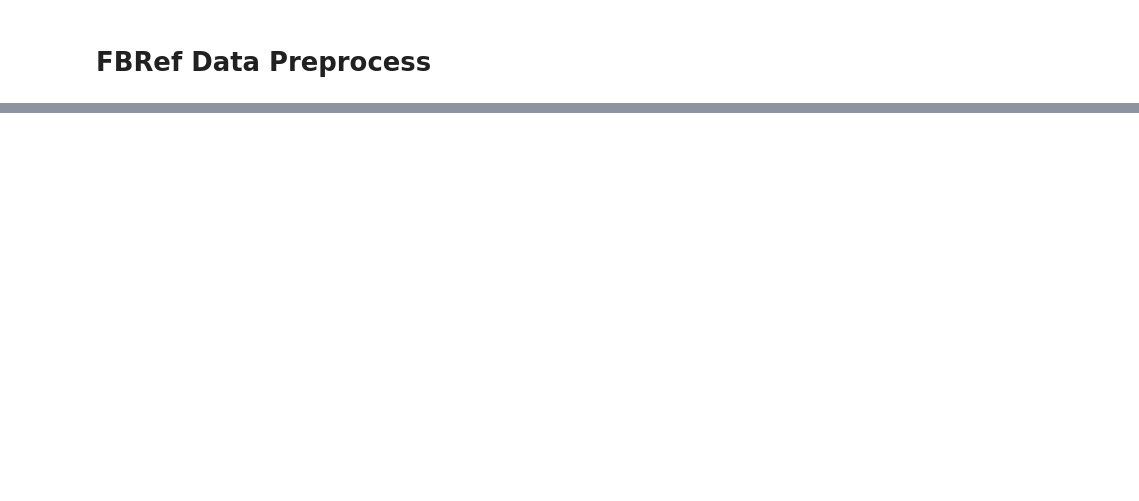
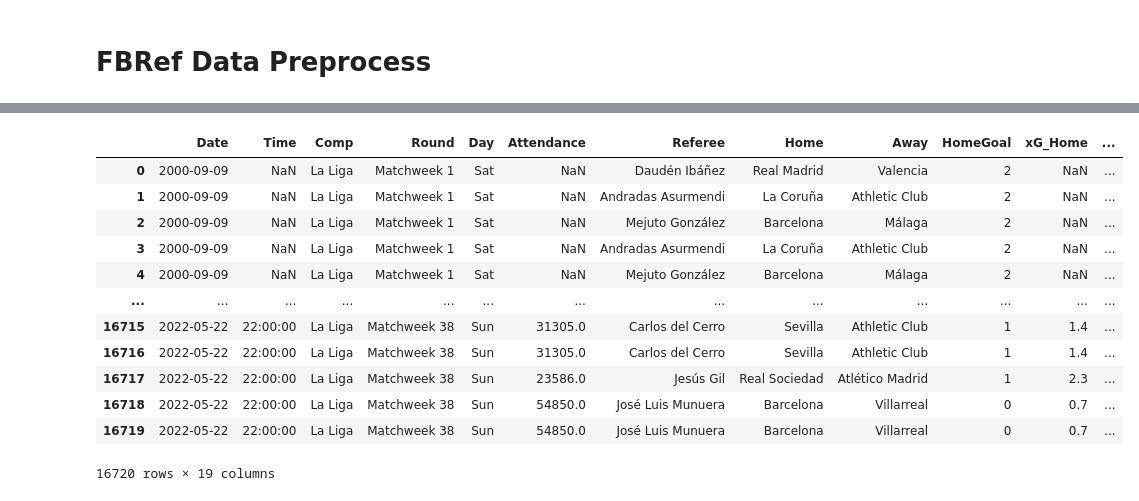
Before and after one commit to natelg1998/laligaproject, a Jupyter notebook: notebooks/fbref_scores_preprocess.ipynb, the cells around one changed output, grey strips where cells are left out. Saved outputs shown, nothing was run; the diff lists cells and outputs as text; code cells hidden in the pictures; blank space fills up the shorter version.

```diff
--- a/notebooks/fbref_scores_preprocess.ipynb
+++ b/notebooks/fbref_scores_preprocess.ipynb
@@ -58,0 +38,8 @@ scores_df
+# %%
+scores_df['Date'] = pd.to_datetime(scores_df['Date'], format = "%Y-%m-%d")
+scores_df['Time'] = pd.to_datetime(scores_df['Time']).dt.time
+# %%
+
+scores_df_merge = scores_df.merge(scores_df, left_on = ["Date", "Time", "Comp", "Day", "Round", "Team", "Referee", "Attendance"], right_on = ["Date", "Time", "Comp", "Day", "Round", "Opponent", "Referee", "Attendance"],
+                                 suffixes = ("_team", "_opponent"), how = "left")
+scores_df_merge
@@ -58,0 +60,17 @@ scores_df
+# %%
+scores_df_merge['Home'] = np.where(scores_df_merge['Venue_team'] == 'Home', scores_df_merge['Team_team'], scores_df_merge['Opponent_team'])
+scores_df_merge['Away'] = np.where(scores_df_merge['Team_team'] == scores_df_merge['Home'], scores_df_merge['Opponent_team'], scores_df_merge['Team_team'])
+scores_df_merge['HomeGoal'] = np.where(scores_df_merge['Team_team'] == scores_df_merge['Home'], scores_df_merge['GF_team'], scores_df_merge['GA_team'])
+scores_df_merge['HomeGoal'] = scores_df_merge['HomeGoal'].astype(float).astype(int)
+scores_df_merge['xG_Home'] = np.where(scores_df_merge['Team_team'] == scores_df_merge['Home'], scores_df_merge['xG_team'], scores_df_merge['xGA_team'])
+scores_df_merge['AwayGoal'] = np.where(scores_df_merge['Team_team'] == scores_df_merge['Away'], scores_df_merge['GF_team'], scores_df_merge['GA_team'])
+scores_df_merge['AwayGoal'] = scores_df_merge['AwayGoal'].astype(float).astype(int)
+scores_df_merge['xG_Away'] = np.where(scores_df_merge['Team_team'] == scores_df_merge['Away'], scores_df_merge['xG_team'], scores_df_merge['xGA_team'])
+scores_df_merge['HomeFormation'] = np.where(scores_df_merge['Team_team'] == scores_df_merge['Home'], scores_df_merge['Formation_team'], scores_df_merge['Formation_opponent'])
+scores_df_merge['AwayFormation'] = np.where(scores_df_merge['Team_team'] == scores_df_merge['Away'], scores_df_merge['Formation_team'], scores_df_merge['Formation_opponent'])
+scores_df_merge['HomePossession'] = np.where(scores_df_merge['Team_team'] == scores_df_merge['Home'], scores_df_merge['Poss_team'], scores_df_merge['Poss_opponent'])
+scores_df_merge['AwayPossession'] = np.where(scores_df_merge['Team_team'] == scores_df_merge['Away'], scores_df_merge['Poss_team'], scores_df_merge['Poss_opponent'])
+scores_df_merge['HomeCaptain'] = np.where(scores_df_merge['Team_team'] == scores_df_merge['Home'], scores_df_merge['Captain_team'], scores_df_merge['Captain_opponent'])
+scores_df_merge['AwayCaptain'] = np.where(scores_df_merge['Team_team'] == scores_df_merge['Away'], scores_df_merge['Captain_team'], scores_df_merge['Captain_opponent'])
+
+scores_df_merge
@@ -58,0 +91,20 @@ scores_df
+# %%
+# Drop unnecessary columns
+scores_df_merge = scores_df_merge.loc[:, ["Date", "Time", "Comp", "Round", "Day", "Attendance", "Referee", "Home", "Away", "HomeGoal",
+                        "xG_Home", "AwayGoal", "xG_Away", "HomeFormation", "AwayFormation", "HomePossession", "AwayPossession",
+                        "HomeCaptain", "AwayCaptain"]]
+scores_df_merge
+# %% [output]
+|  | Date | Time | Comp | Round | Day | Attendance | Referee | Home | Away | HomeGoal | xG_Home | ... |
+| 0 | 2000-09-09 | NaN | La Liga | Matchweek 1 | Sat | NaN | Daudén Ibáñez | Real Madrid | Valencia | 2 | NaN | ... |
+| 1 | 2000-09-09 | NaN | La Liga | Matchweek 1 | Sat | NaN | Andradas Asurmendi | La Coruña | Athletic Club | 2 | NaN | ... |
+| 2 | 2000-09-09 | NaN | La Liga | Matchweek 1 | Sat | NaN | Mejuto González | Barcelona | Málaga | 2 | NaN | ... |
+| 3 | 2000-09-09 | NaN | La Liga | Matchweek 1 | Sat | NaN | Andradas Asurmendi | La Coruña | Athletic Club | 2 | NaN | ... |
+| 4 | 2000-09-09 | NaN | La Liga | Matchweek 1 | Sat | NaN | Mejuto González | Barcelona | Málaga | 2 | NaN | ... |
+| ... | ... | ... | ... | ... | ... | ... | ... | ... | ... | ... | ... | ... |
+| 16715 | 2022-05-22 | 22:00:00 | La Liga | Matchweek 38 | Sun | 31305.0 | Carlos del Cerro | Sevilla | Athletic Club | 1 | 1.4 | ... |
+| 16716 | 2022-05-22 | 22:00:00 | La Liga | Matchweek 38 | Sun | 31305.0 | Carlos del Cerro | Sevilla | Athletic Club | 1 | 1.4 | ... |
+| 16717 | 2022-05-22 | 22:00:00 | La Liga | Matchweek 38 | Sun | 23586.0 | Jesús Gil | Real Sociedad | Atlético Madrid | 1 | 2.3 | ... |
+| 16718 | 2022-05-22 | 22:00:00 | La Liga | Matchweek 38 | Sun | 54850.0 | José Luis Munuera | Barcelona | Villarreal | 0 | 0.7 | ... |
+| 16719 | 2022-05-22 | 22:00:00 | La Liga | Matchweek 38 | Sun | 54850.0 | José Luis Munuera | Barcelona | Villarreal | 0 | 0.7 | ... |
+16720 rows × 19 columns
```
Also changed, not shown: parts of 13 cells of this notebook, 1 other file.
